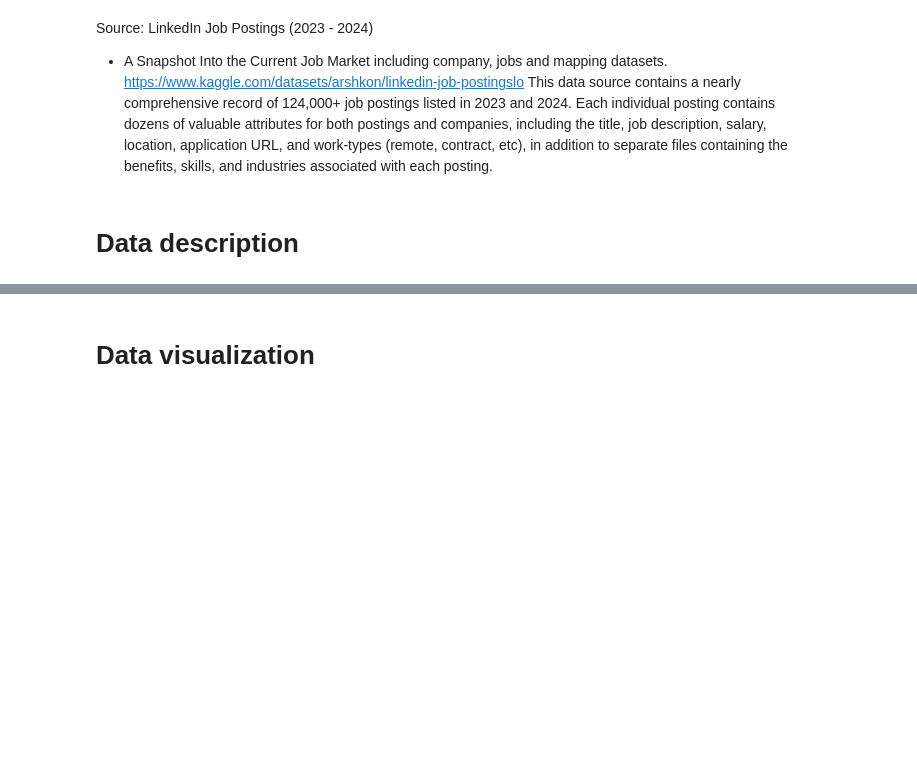
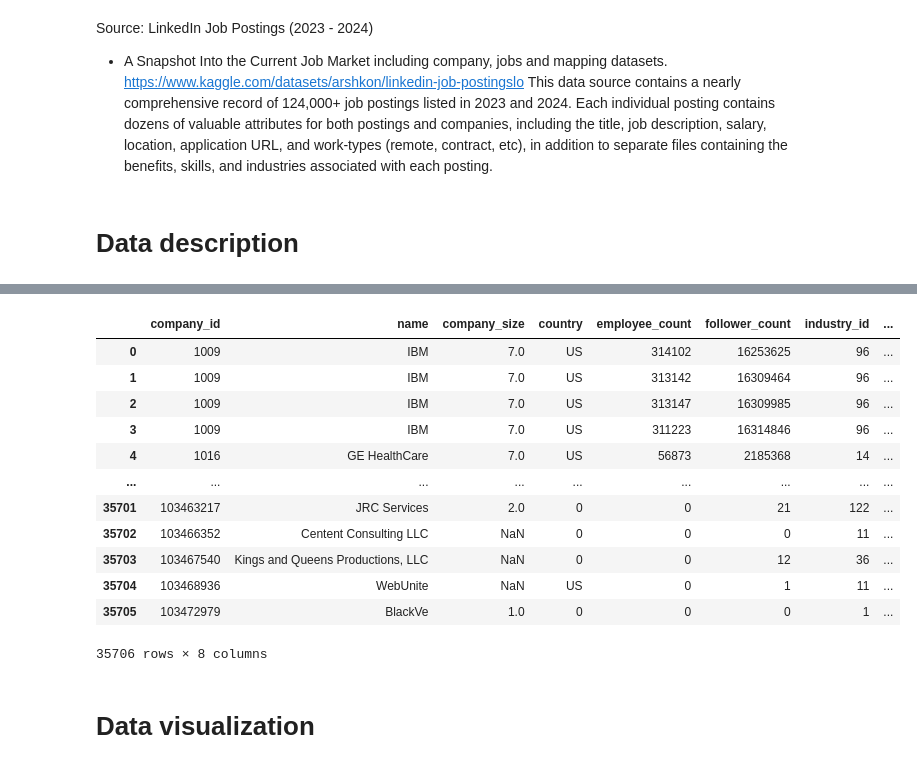
Before and after one commit to Koi4595/Group_10_FA_2024, a Jupyter notebook: SI_618_Project_Part1.ipynb, the cells around one changed output, grey strips where cells are left out. Cells and saved outputs as stored; diff of their text form; code cells hidden in the pictures; blank space fills up the shorter version.

```diff
--- a/SI_618_Project_Part1.ipynb
+++ b/SI_618_Project_Part1.ipynb
@@ -94,3 +152,19 @@ job_skills = job_skills.merge(skills, on='skill_abr')
+# %%
+companies_condition
+# %% [output]
+|  | company_id | name | company_size | country | employee_count | follower_count | industry_id | ... |
+| 0 | 1009 | IBM | 7.0 | US | 314102 | 16253625 | 96 | ... |
+| 1 | 1009 | IBM | 7.0 | US | 313142 | 16309464 | 96 | ... |
+| 2 | 1009 | IBM | 7.0 | US | 313147 | 16309985 | 96 | ... |
+| 3 | 1009 | IBM | 7.0 | US | 311223 | 16314846 | 96 | ... |
+| 4 | 1016 | GE HealthCare | 7.0 | US | 56873 | 2185368 | 14 | ... |
+| ... | ... | ... | ... | ... | ... | ... | ... | ... |
+| 35701 | 103463217 | JRC Services | 2.0 | 0 | 0 | 21 | 122 | ... |
+| 35702 | 103466352 | Centent Consulting LLC | NaN | 0 | 0 | 0 | 11 | ... |
+| 35703 | 103467540 | Kings and Queens Productions, LLC | NaN | 0 | 0 | 12 | 36 | ... |
+| 35704 | 103468936 | WebUnite | NaN | US | 0 | 1 | 11 | ... |
+| 35705 | 103472979 | BlackVe | 1.0 | 0 | 0 | 0 | 1 | ... |
+35706 rows × 8 columns
 # %% [markdown]
 # **Data visualization**
 # %%
```
Also changed, not shown: parts of 15 cells of this notebook.
